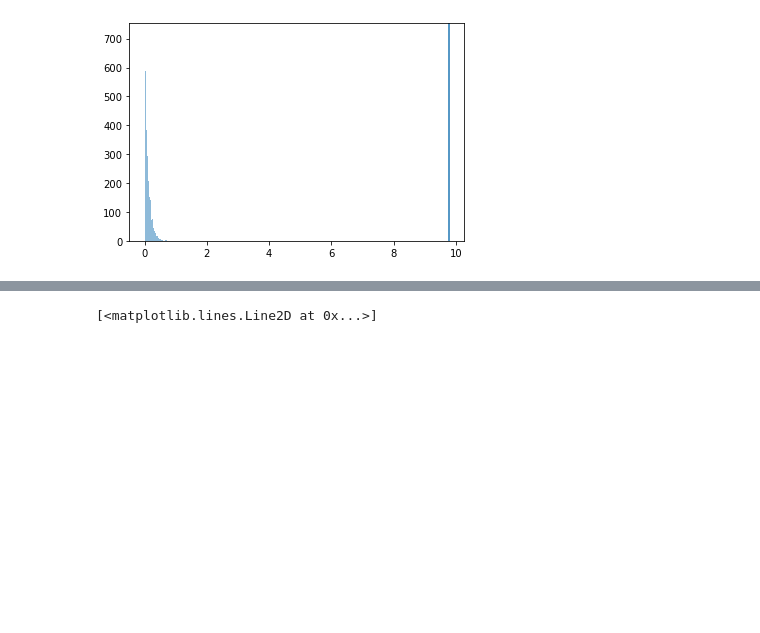
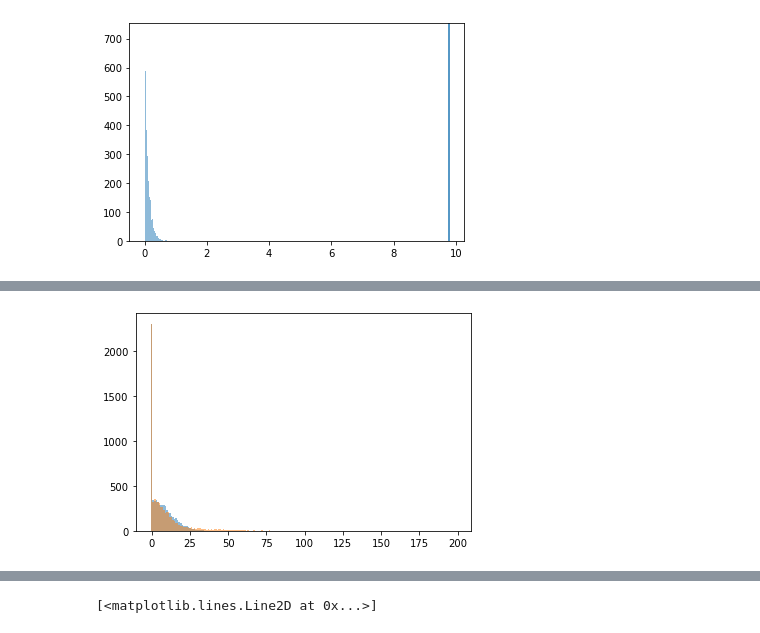
Before and after one commit to xavfunk/nma-koki, a Jupyter notebook: random-correlations.ipynb, the cells around one changed output, grey strips where cells are left out. Saved outputs shown, nothing was run; the diff lists cells and outputs as text; code cells hidden in the pictures; blank space fills up the shorter version.

```diff
--- a/random-correlations.ipynb
+++ b/random-correlations.ipynb
@@ -144,0 +139,8 @@ array([1765, 6837, 6058, ..., 2480, 4983, 2042])
+# %%
+i = 3
+scale = 1
+plt.hist(synthetic_neurons[i]*scale, bins = bins, alpha = .5)
+plt.hist(dat['sresp'][i], bins = bins, alpha = .5)
+plt.show()
+# %% [output]
+[figure, added]
```
Also changed, not shown: parts of 12 cells of this notebook.
